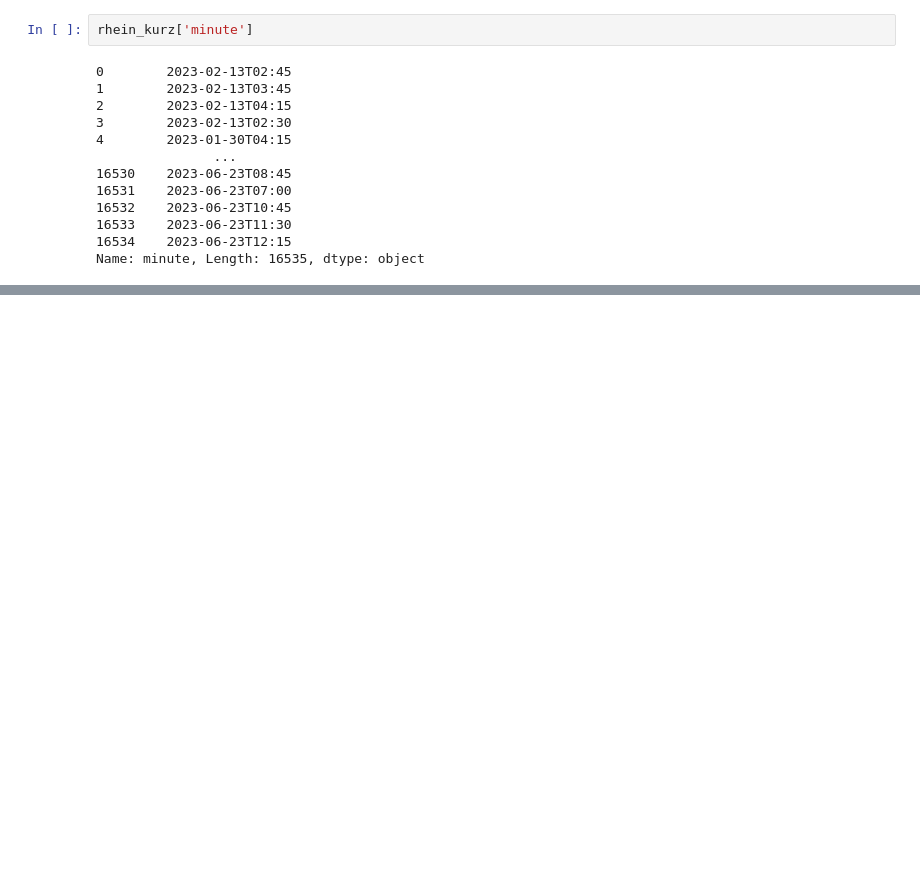
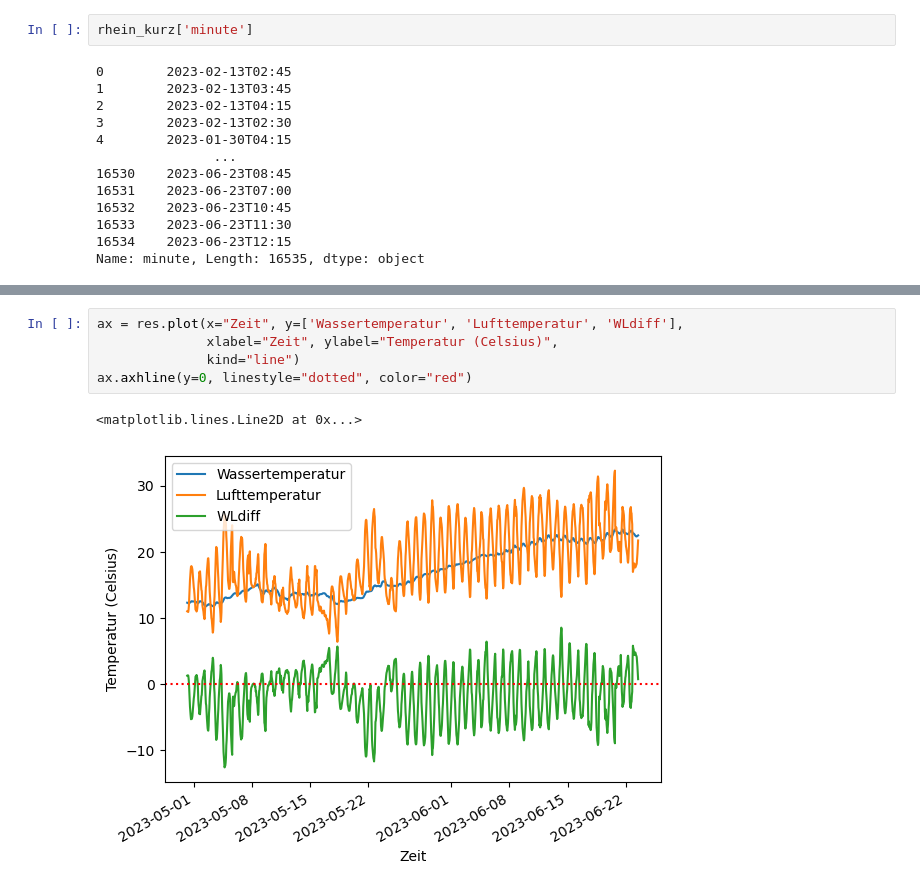
Before and after one commit to Accio/2023-06-Ben-Schnuppern, a Jupyter notebook: Wetterdaten.ipynb, the cells around one changed output, grey strips where cells are left out. Saved outputs shown, nothing was run; the diff lists cells and outputs as text; blank space fills up the shorter version.

```diff
--- a/Wetterdaten.ipynb
+++ b/Wetterdaten.ipynb
@@ -166,0 +170,8 @@ res.to_csv('2023-06-23-merged.tsv', sep="\t", index=False)
+# %%
+ax = res.plot(x="Zeit", y=['Wassertemperatur', 'Lufttemperatur', 'WLdiff'],
+              xlabel="Zeit", ylabel="Temperatur (Celsius)",
+              kind="line")
+ax.axhline(y=0, linestyle="dotted", color="red")
+# %% [output]
+<matplotlib.lines.Line2D at 0x...>
+[figure, added]
```
Also changed, not shown: parts of 4 cells of this notebook.
